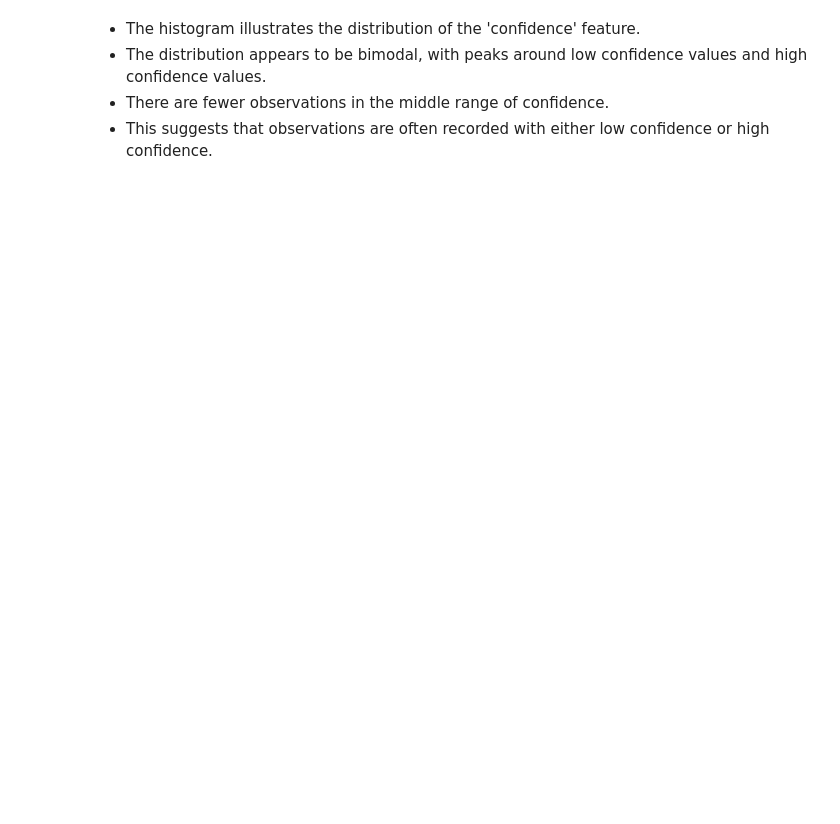
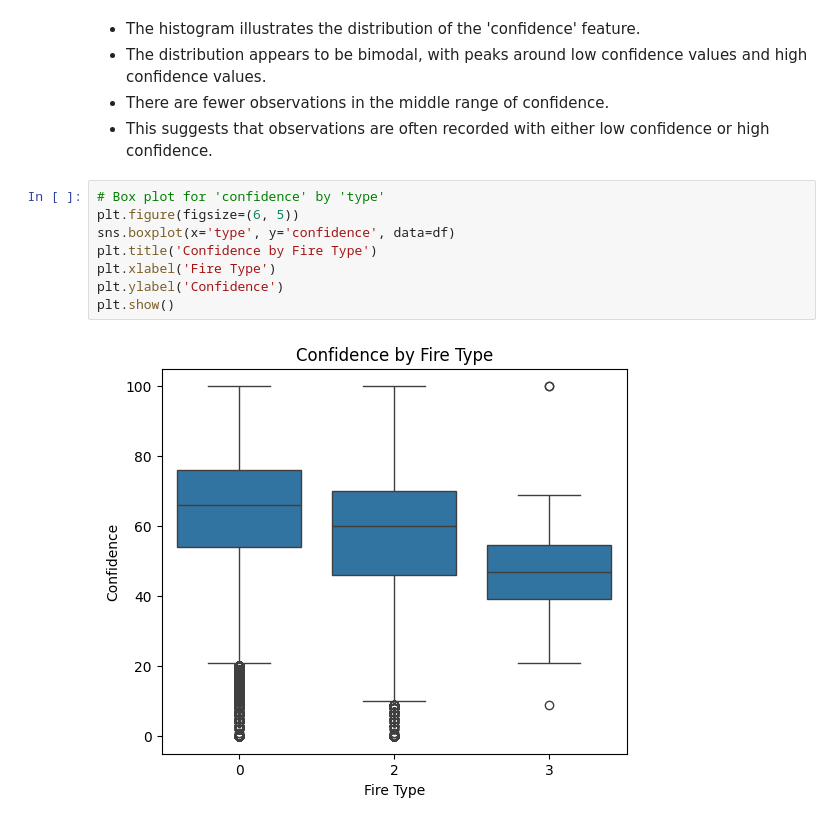
Before and after one commit to 7wik021004/my_deforestation-detection, a Jupyter notebook: my_deforestation_detection_.ipynb, the cells around one changed output. Drawn from its saved outputs; the diff is of its cells as text; blank space fills up the shorter version.

```diff
--- a/my_deforestation_detection_.ipynb
+++ b/my_deforestation_detection_.ipynb
@@ -231,3 +272,13 @@ plt.show()
 - The distribution appears to be bimodal, with peaks around low confidence values and high confidence values.
 - There are fewer observations in the middle range of confidence.
 - This suggests that observations are often recorded with either low confidence or high confidence.
+# %%
+# Box plot for 'confidence' by 'type'
+plt.figure(figsize=(6, 5))
+sns.boxplot(x='type', y='confidence', data=df)
+plt.title('Confidence by Fire Type')
+plt.xlabel('Fire Type')
+plt.ylabel('Confidence')
+plt.show()
+# %% [output]
+[figure, added]
```
Also changed, not shown: parts of 57 cells of this notebook.
